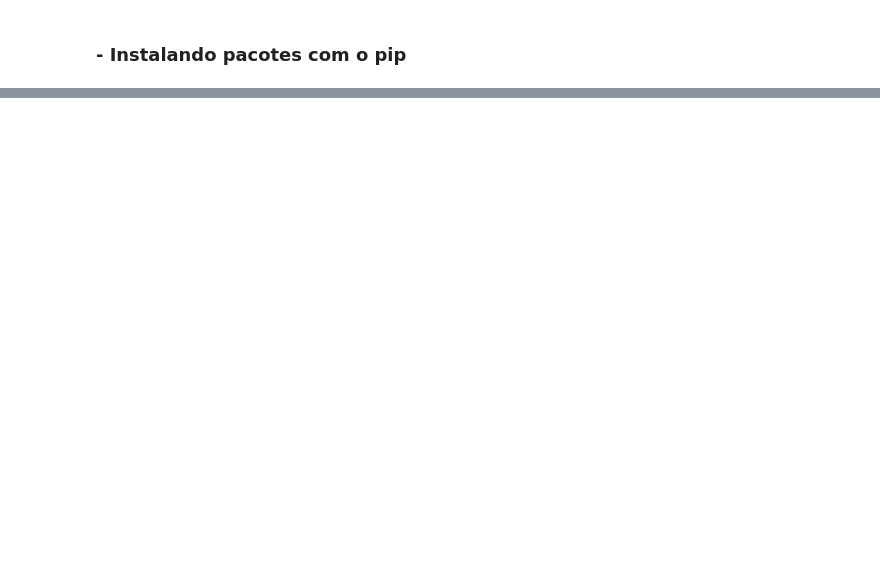
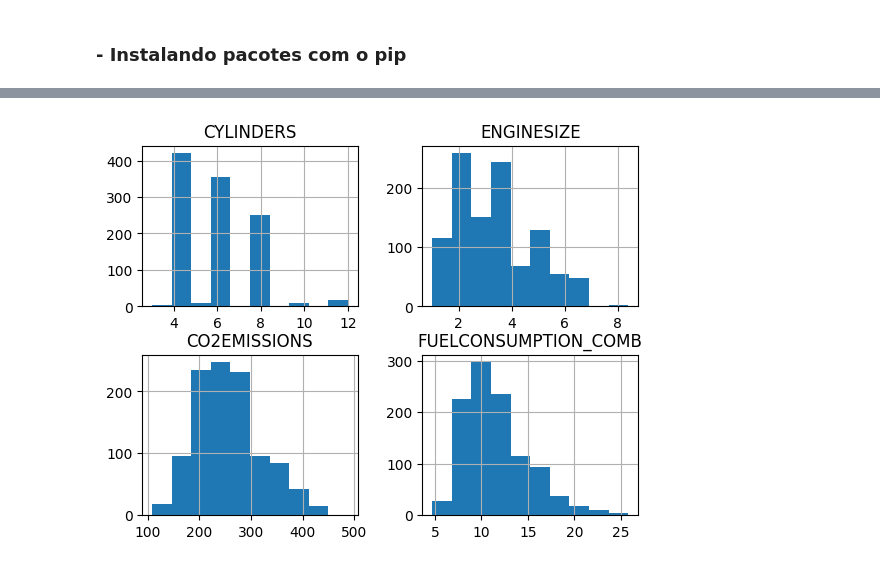
Before and after one commit to fullzer4/WorkshopSenai_IA, a Jupyter notebook: notebooks/pratica1.ipynb, the cells around one changed output, grey strips where cells are left out. Drawn from its saved outputs; the diff is of its cells as text; code cells hidden in the pictures; blank space fills up the shorter version.

```diff
--- a/notebooks/pratica1.ipynb
+++ b/notebooks/pratica1.ipynb
@@ -34,0 +60,5 @@ Note: you may need to restart the kernel to use updated packages.
+# %%
+df = pd.read_csv("FuelConsumption.csv")
+
+# mostrar os 5 primeiros dados da tabela
+df.head()
@@ -34,0 +72,3 @@ Note: you may need to restart the kernel to use updated packages.
+# %%
+cdf = df[['ENGINESIZE','CYLINDERS','FUELCONSUMPTION_COMB','CO2EMISSIONS']]
+cdf.head(9)
@@ -34,0 +86,6 @@ Note: you may need to restart the kernel to use updated packages.
+# %%
+viz = cdf[['CYLINDERS','ENGINESIZE','CO2EMISSIONS','FUELCONSUMPTION_COMB']]
+viz.hist()
+plt.show()
+# %% [output]
+[figure, added]
```
Also changed, not shown: parts of 19 cells of this notebook, 4 other files.
